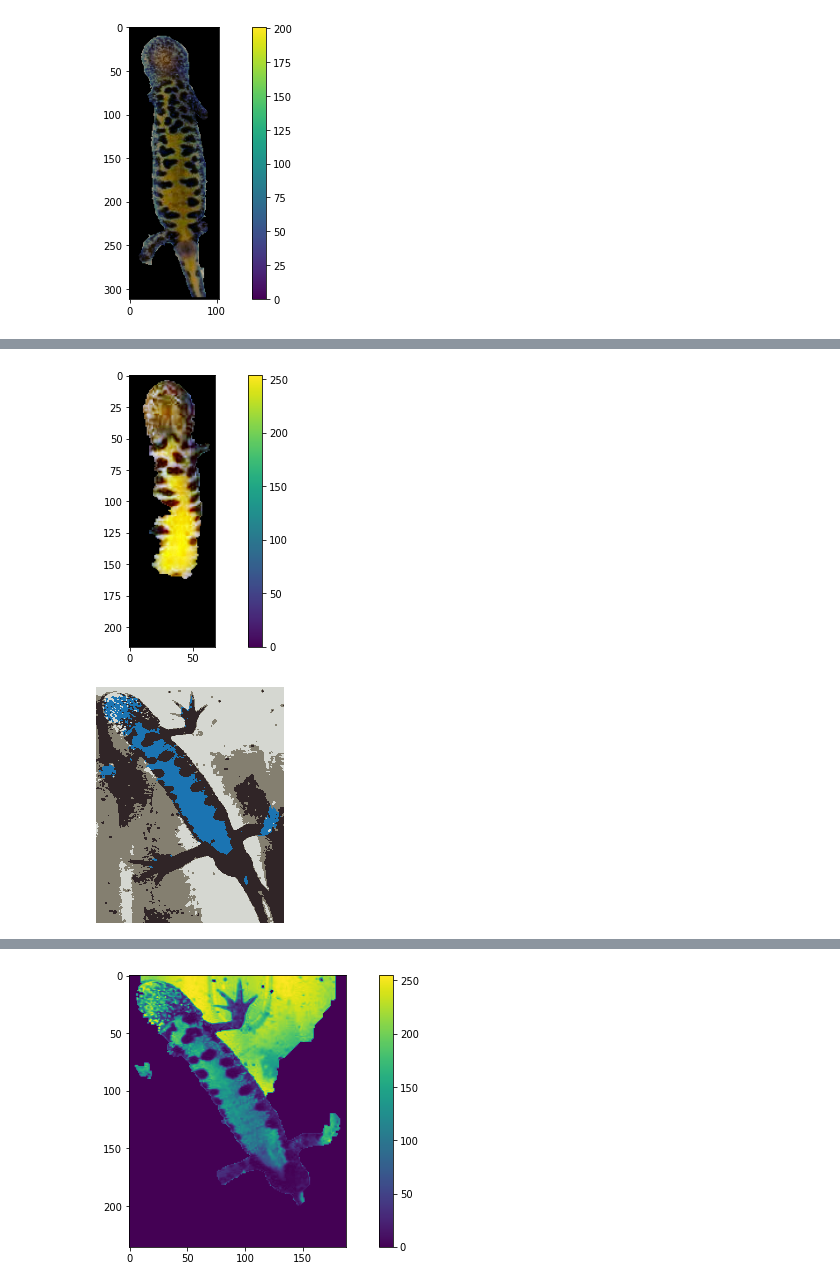
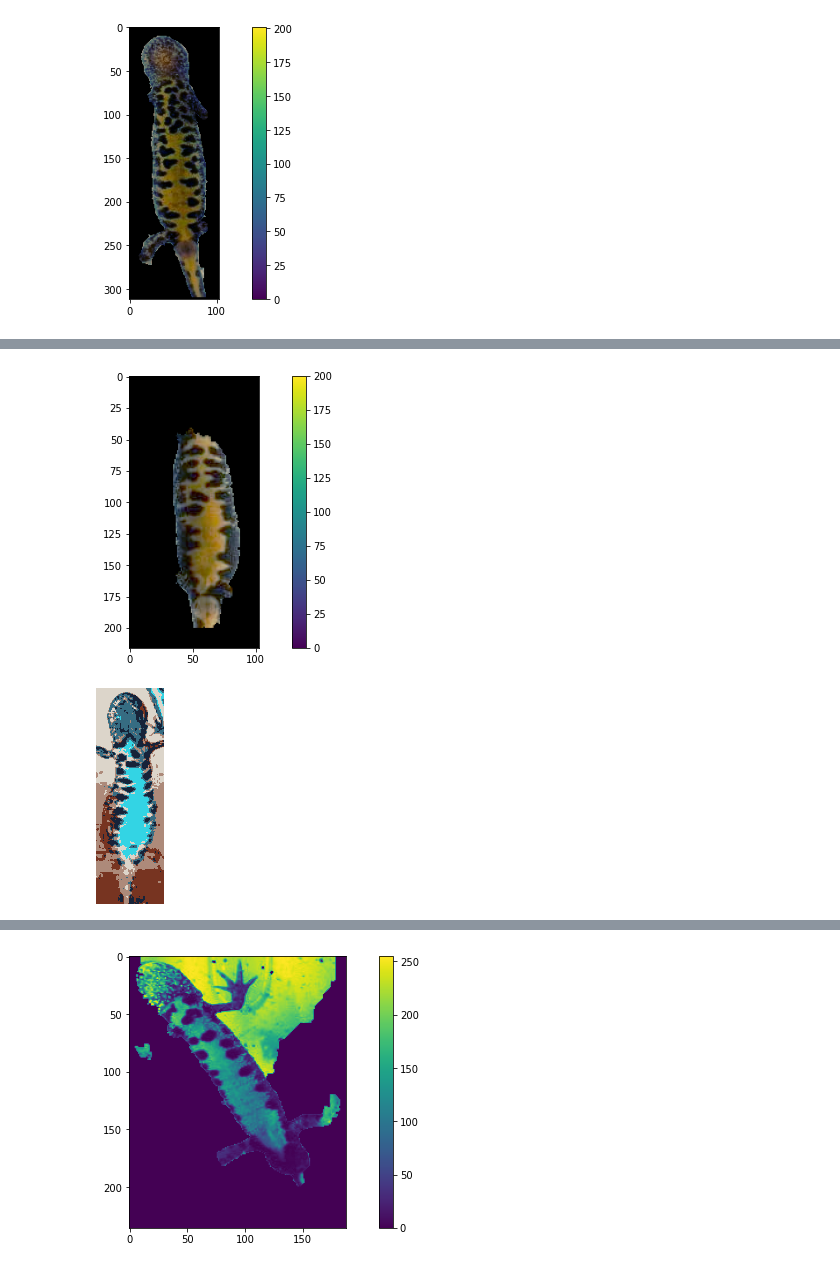
Before and after one commit to GuillaumeMagnette/Stage_Tritons, a Jupyter notebook: Image_processing.ipynb, the cells around one changed output, grey strips where cells are left out. Drawn from its saved outputs; the diff is of its cells as text; code cells hidden in the pictures.

```diff
--- a/Image_processing.ipynb
+++ b/Image_processing.ipynb
@@ -82,7 +82,7 @@ fgdModel = np.zeros((1,65),np.float64)
 rect = (1,0,52,200)
 # %%
 img = cv2.imread('/content/content/Stage/database/Bascha_P01_T01_K04_F_Adult_4240_20190330204648.jpg')
-img = cv2.imread('/content/content/Stage/database/Bascha_P01_T01_K03_F_Adult_4274_20190319211855.jpg')
+img = cv2.imread('/content/content/Stage/database/Bascha_P01_T02_K05_F_Adult_4706_20190317135353.jpg')
 img = cv2.cvtColor(img, cv2.COLOR_BGR2RGB)
 img0 = cv2.equalizeHist(img[:,:,0])
 img1 = cv2.equalizeHist(img[:,:,1])
@@ -100,5 +100,5 @@ mask = np.zeros(img.shape[:2],np.uint8)
 bgdModel = np.zeros((1,65),np.float64)
 fgdModel = np.zeros((1,65),np.float64)
 
-rect = (4,0,60,200)
+rect = (4,0,95,200)
 # %% [output]
@@ -112,22 +112,22 @@ plt.imshow(img)
 plt.colorbar()
 plt.show()
 # %% [output]
-[figure, old version]
+[figure, new version]
 # %%
 Z = img.reshape((-1,3))
 # convert to np.float32
 Z = np.float32(Z)
 # define criteria, number of clusters(K) and apply kmeans()
 criteria = (cv2.TERM_CRITERIA_EPS + cv2.TERM_CRITERIA_MAX_ITER, 10, 1.0)
-K = 4
+K = 6
 ret,label,center=cv2.kmeans(Z,K,None,criteria,10,cv2.KMEANS_RANDOM_CENTERS)
 # Now convert back into uint8, and make original image
 center = np.uint8(center)
 res = center[label.flatten()]
 res2 = res.reshape((img.shape))
 cv2_imshow(res2)
 # %% [output]
-[figure, old version]
+[figure, new version]
 # %%
 cv2.grabCut(res2,mask,rect,bgdModel,fgdModel,2,cv2.GC_INIT_WITH_RECT)
 mask2 = np.where((mask==2)|(mask==0),0,1).astype('uint8')
```
Also changed, not shown: parts of 2 cells of this notebook.
